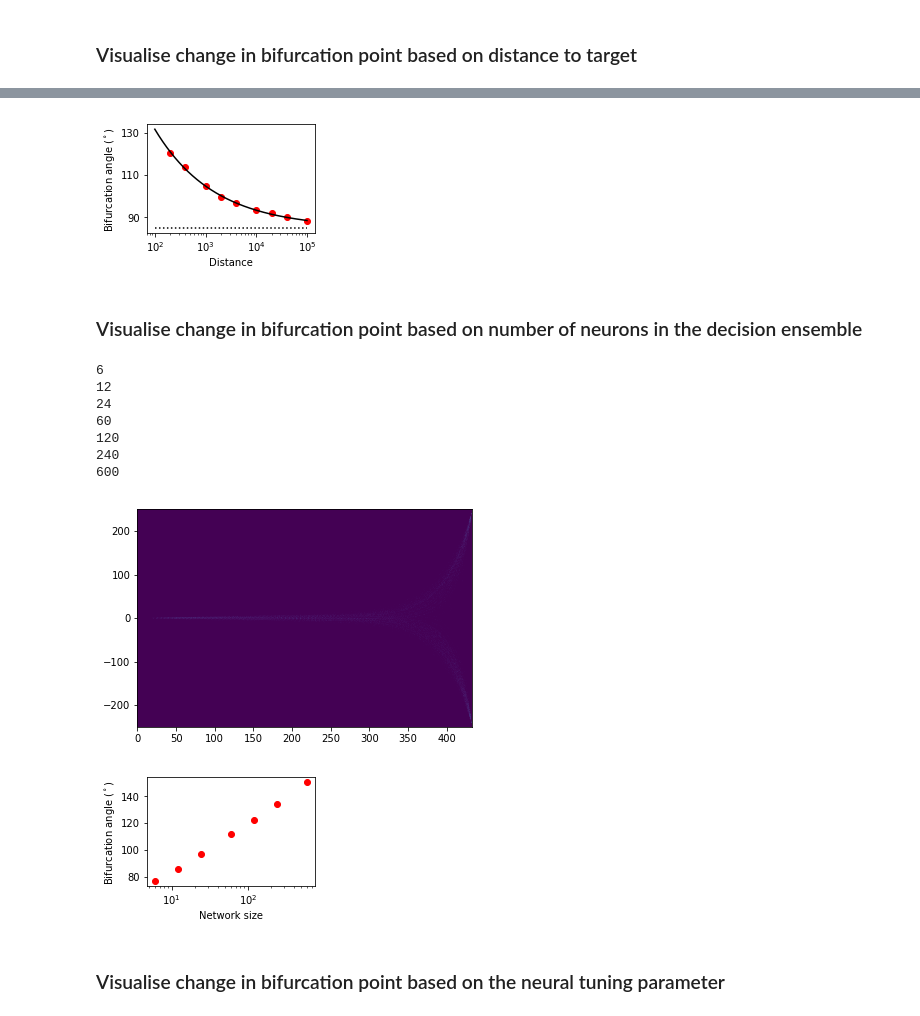
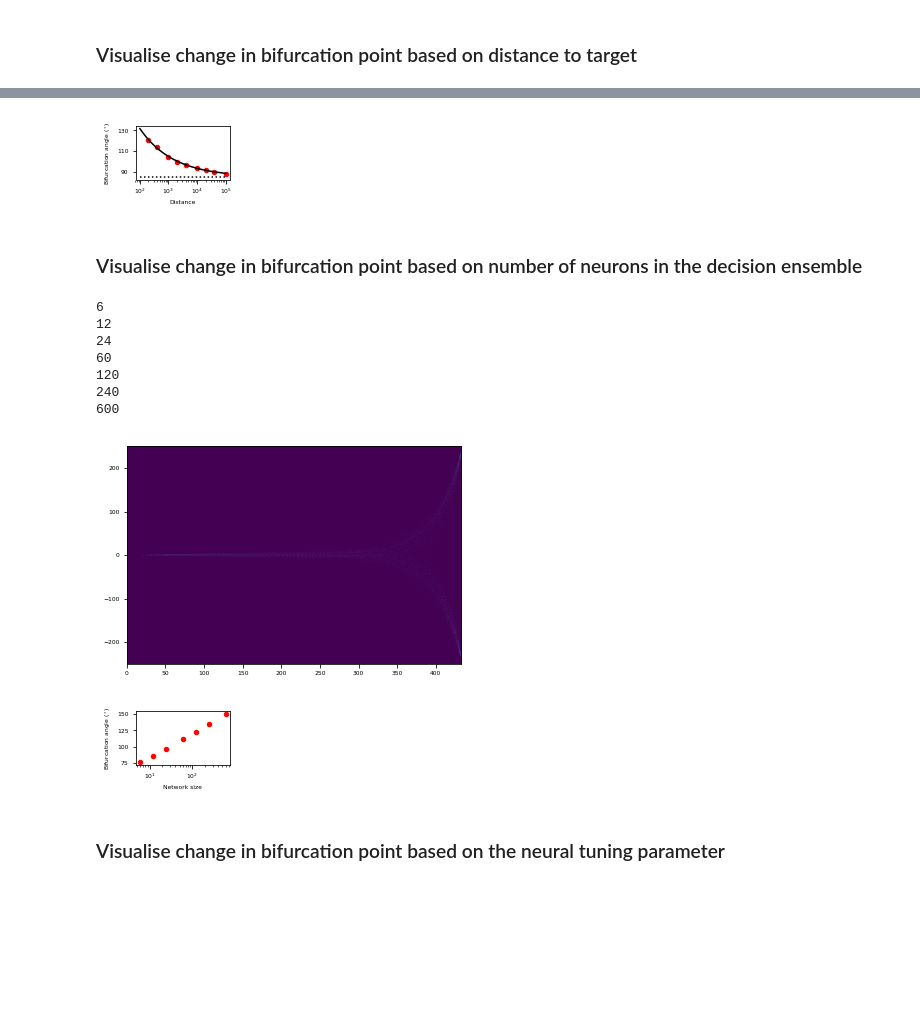
Before and after one commit to RnoB/fly-matrix, a Jupyter notebook: bifurcation_angle.ipynb, the cells around one changed output, grey strips where cells are left out. Drawn from its saved outputs; the diff is of its cells as text; code cells hidden in the pictures; blank space fills up the shorter version.

```diff
--- a/bifurcation_angle.ipynb
+++ b/bifurcation_angle.ipynb
@@ -5,6 +5,9 @@ import numpy as np
 import pandas as pd
 import matplotlib.pyplot as plt
 from scipy.optimize import curve_fit
+
+import matplotlib
+matplotlib.rcParams.update({'font.size': 6})
 # %%
 model = 0     # spin model - 0; schooling model - 1
 mod = 'NN' if model == 0 else 'SPP'
@@ -106,15 +109,16 @@ array([259.18825459,   0.85592643,  84.89669489])
 # %%
-fig, ax = plt.subplots(1,1, figsize=(3,2))
-plt.scatter(distances, b_angles, c='red')
+fig, ax = plt.subplots(1,1, figsize=(1.69,0.98))
+
+plt.scatter(distances, b_angles, c='red', s=20)
 plt.plot(10**(fit_x), fit_y, c='black')
 plt.hlines(popt[2], xmin=1e2, xmax=1e5, linestyles='dotted')
 plt.yticks([90,110,130])
 plt.xscale('log')
 plt.xlabel('Distance')
 plt.ylabel('Bifurcation angle ($^\circ$)')
 plt.savefig('/Users/vivekhsridhar/Documents/Code/Python/fly-matrix/figures/angle_vs_distance.pdf', dpi=600, bbox_inches='tight')
 # %% [output]
-[figure, old version]
+[figure, new version]
 # %% [markdown]
 ### Visualise change in bifurcation point based on number of neurons in the decision ensemble
 # %%
@@ -163,22 +167,22 @@ for n in neurons:
 120
 240
 600
-[figure, old version]
+[figure, new version]
 # %%
 popt, pcov = curve_fit(exponenial_func, np.log10(neurons), b_angles, p0=(1000, -1, 100), maxfev=10000)
 
 fit_x = np.linspace(0.78, 2.78, 1000)
 fit_y = exponenial_func(fit_x, *popt)
 # %%
-fig, ax = plt.subplots(1,1, figsize=(3,2))
-plt.scatter(neurons, b_angles, c='red')
+fig, ax = plt.subplots(1,1, figsize=(1.69,0.98))
+plt.scatter(neurons, b_angles, c='red', s=20)
 #plt.plot(10**(fit_x), fit_y, c='black')
 plt.xscale('log')
 plt.xlabel('Network size')
 plt.ylabel('Bifurcation angle ($^\circ$)')
 plt.savefig('/Users/vivekhsridhar/Documents/Code/Python/fly-matrix/figures/angle_vs_netsize.pdf', dpi=600, bbox_inches='tight')
 # %% [output]
-[figure, old version]
+[figure, new version]
 # %% [markdown]
 ### Visualise change in bifurcation point based on the neural tuning parameter
 # %%
```
Also changed, not shown: parts of 4 cells of this notebook, 3 other files.
